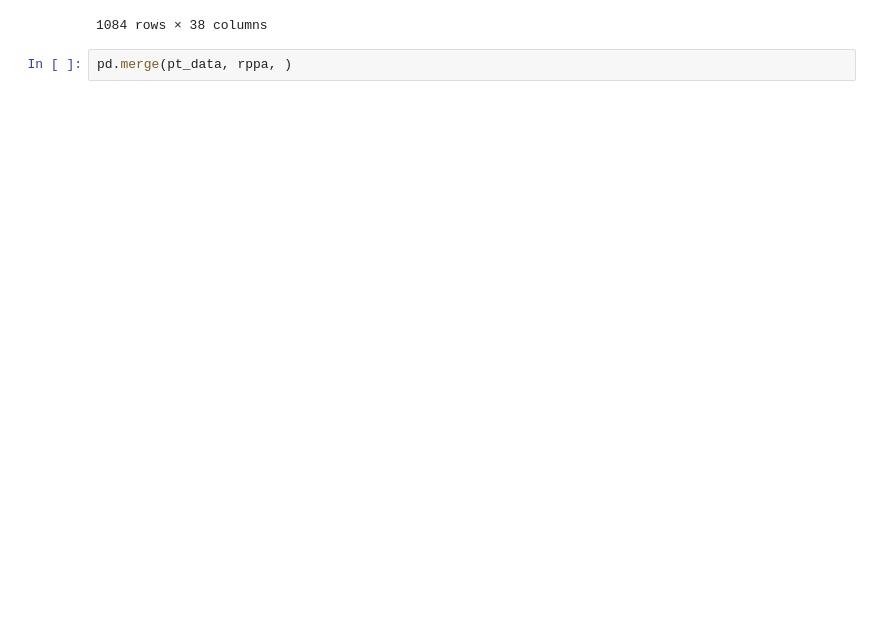
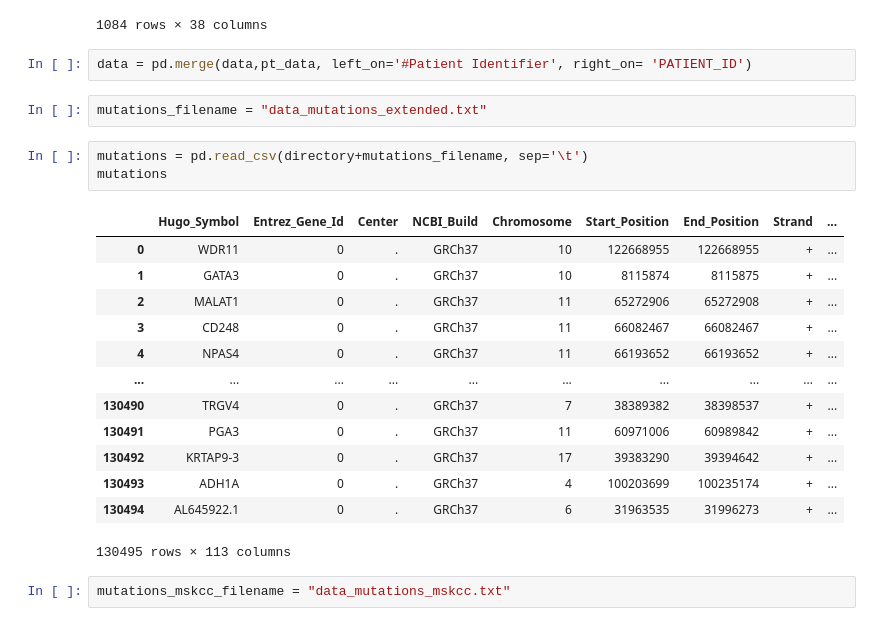
Before and after one commit to walleser/brca_tcga, a Jupyter notebook: read_data.ipynb, the cells around one changed output. Cells and saved outputs as stored; diff of their text form; blank space fills up the shorter version.

Commit message:
data read file updated with data combination

```diff
--- a/read_data.ipynb
+++ b/read_data.ipynb
@@ -60,5 +100,26 @@ Index(['PATIENT_ID', 'SUBTYPE', 'CANCER_TYPE_ACRONYM', 'OTHER_PATIENT_ID',
 | 1082 | TCGA-Z7-A8R5 | BRCA_LumA | BRCA | 23F438BD-1DBB-4D46-972F-1E8E74DDBD37 | 61 | Female | STAGE IIIA | ... |
 | 1083 | TCGA-Z7-A8R6 | BRCA_LumB | BRCA | B1D44C81-747D-471F-9093-AEB262A17975 | 46 | Female | STAGE I | ... |
 1084 rows × 38 columns
-# %%
-pd.merge(pt_data, rppa, )
+# %%
+data = pd.merge(data,pt_data, left_on='#Patient Identifier', right_on= 'PATIENT_ID')
+# %%
+mutations_filename = "data_mutations_extended.txt"
+# %%
+mutations = pd.read_csv(directory+mutations_filename, sep='\t')
+mutations
+# %% [output]
+|  | Hugo_Symbol | Entrez_Gene_Id | Center | NCBI_Build | Chromosome | Start_Position | End_Position | Strand | ... |
+| 0 | WDR11 | 0 | . | GRCh37 | 10 | 122668955 | 122668955 | + | ... |
+| 1 | GATA3 | 0 | . | GRCh37 | 10 | 8115874 | 8115875 | + | ... |
+| 2 | MALAT1 | 0 | . | GRCh37 | 11 | 65272906 | 65272908 | + | ... |
+| 3 | CD248 | 0 | . | GRCh37 | 11 | 66082467 | 66082467 | + | ... |
+| 4 | NPAS4 | 0 | . | GRCh37 | 11 | 66193652 | 66193652 | + | ... |
+| ... | ... | ... | ... | ... | ... | ... | ... | ... | ... |
+| 130490 | TRGV4 | 0 | . | GRCh37 | 7 | 38389382 | 38398537 | + | ... |
+| 130491 | PGA3 | 0 | . | GRCh37 | 11 | 60971006 | 60989842 | + | ... |
+| 130492 | KRTAP9-3 | 0 | . | GRCh37 | 17 | 39383290 | 39394642 | + | ... |
+| 130493 | ADH1A | 0 | . | GRCh37 | 4 | 100203699 | 100235174 | + | ... |
+| 130494 | AL645922.1 | 0 | . | GRCh37 | 6 | 31963535 | 31996273 | + | ... |
+130495 rows × 113 columns
+# %%
+mutations_mskcc_filename = "data_mutations_mskcc.txt"
```
Also changed, not shown: parts of 12 cells of this notebook.
